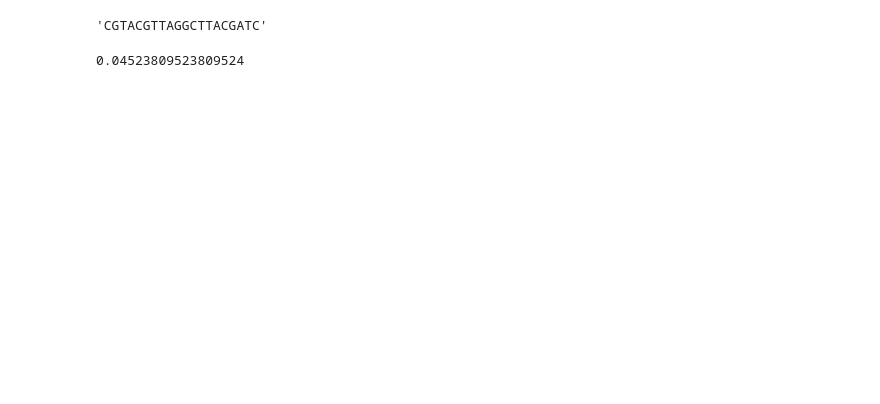
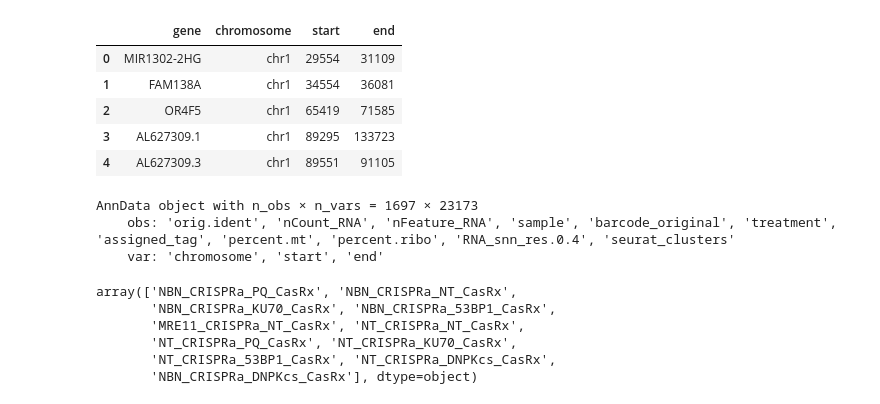
Before and after one commit to S-Zhang-Lab/PAIR-manuscript-code, a Jupyter notebook: perturb-seq/code/draft.ipynb, the cells around one changed output. Drawn from its saved outputs; the diff is of its cells as text; code cells hidden in the pictures; blank space fills up the shorter version.

Commit message:
infercnv analysis

```diff
--- a/perturb-seq/code/draft.ipynb
+++ b/perturb-seq/code/draft.ipynb
@@ -42,8 +0,0 @@ else:
-# %%
-crispr_g_rna
-# %% [output]
-'CGTACGTTAGGCTTACGATC'
-# %%
-285/6300
-# %% [output]
-0.04523809523809524
@@ -49,0 +28,12 @@ crispr_g_rna
+# %%
+gene_order = pd.read_csv("./data/infercnv/gene_order_GRCh38_2020_V2.txt", header=None, sep=" ")
+# %%
+gene_order.columns = ["gene", "chromosome", "start", "end"]
+gene_order.head()
+# %% [output]
+|  | gene | chromosome | start | end |
+| 0 | MIR1302-2HG | chr1 | 29554 | 31109 |
+| 1 | FAM138A | chr1 | 34554 | 36081 |
+| 2 | OR4F5 | chr1 | 65419 | 71585 |
+| 3 | AL627309.1 | chr1 | 89295 | 133723 |
+| 4 | AL627309.3 | chr1 | 89551 | 91105 |
@@ -49,0 +50,15 @@ crispr_g_rna
+# %%
+adata
+# %% [output]
+AnnData object with n_obs × n_vars = 1697 × 23173
+    obs: 'orig.ident', 'nCount_RNA', 'nFeature_RNA', 'sample', 'barcode_original', 'treatment', 'assigned_tag', 'percent.mt', 'percent.ribo', 'RNA_snn_res.0.4', 'seurat_clusters'
+    var: 'chromosome', 'start', 'end'
+# %%
+adata.obs["assigned_tag"].unique()
+# %% [output]
+array(['NBN_CRISPRa_PQ_CasRx', 'NBN_CRISPRa_NT_CasRx',
+       'NBN_CRISPRa_KU70_CasRx', 'NBN_CRISPRa_53BP1_CasRx',
+       'MRE11_CRISPRa_NT_CasRx', 'NT_CRISPRa_NT_CasRx',
+       'NT_CRISPRa_PQ_CasRx', 'NT_CRISPRa_KU70_CasRx',
+       'NT_CRISPRa_53BP1_CasRx', 'NT_CRISPRa_DNPKcs_CasRx',
+       'NBN_CRISPRa_DNPKcs_CasRx'], dtype=object)
```
Also changed, not shown: parts of 16 cells of this notebook, 2 other files.
